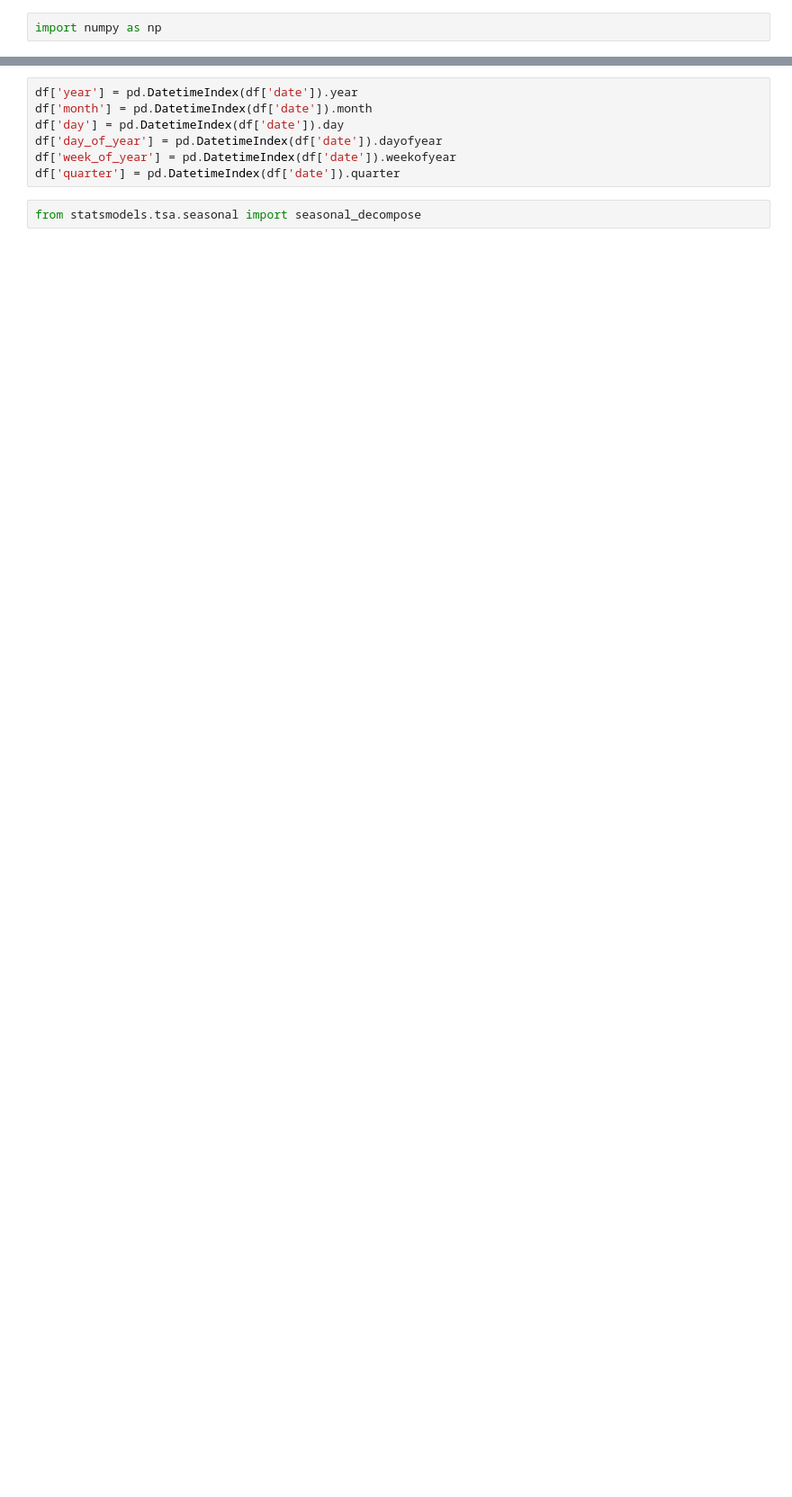
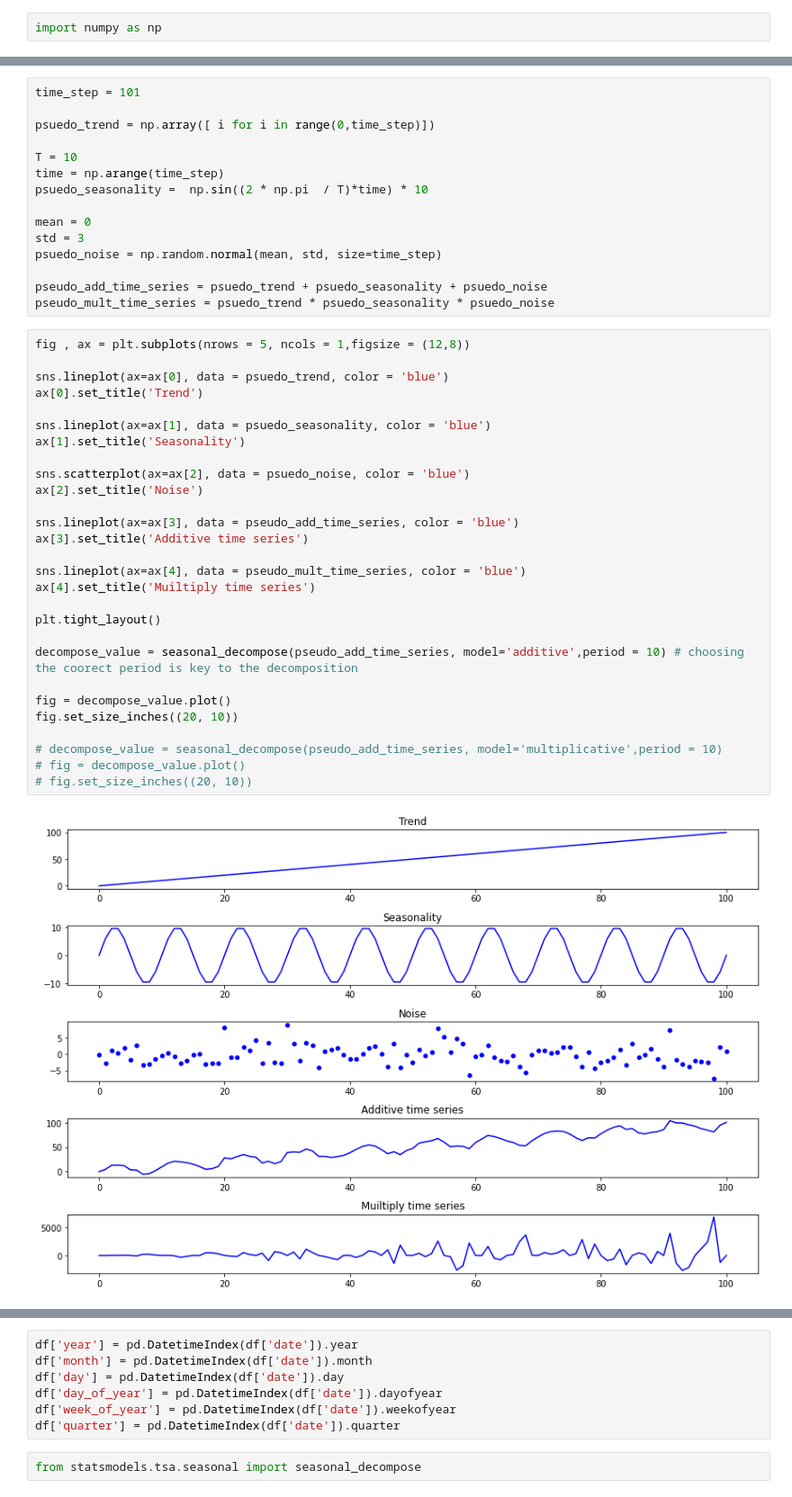
Before and after one commit to chris199713/time_series_analysis, a Jupyter notebook: time_series_analysis.ipynb, the cells around one changed output, grey strips where cells are left out. Shown at 90% size. Cells and saved outputs as stored; diff of their text form; blank space fills up the shorter version.

Commit message:
time series decomposition

```diff
--- a/time_series_analysis.ipynb
+++ b/time_series_analysis.ipynb
@@ -140,0 +152,45 @@ Two common compositions are
+# %%
+time_step = 101
+
+psuedo_trend = np.array([ i for i in range(0,time_step)])
+
+T = 10
+time = np.arange(time_step)
+psuedo_seasonality =  np.sin((2 * np.pi  / T)*time) * 10
+
+mean = 0
+std = 3
+psuedo_noise = np.random.normal(mean, std, size=time_step)
+
+pseudo_add_time_series = psuedo_trend + psuedo_seasonality + psuedo_noise
+pseudo_mult_time_series = psuedo_trend * psuedo_seasonality * psuedo_noise
+# %%
+fig , ax = plt.subplots(nrows = 5, ncols = 1,figsize = (12,8))
+
+sns.lineplot(ax=ax[0], data = psuedo_trend, color = 'blue')
+ax[0].set_title('Trend')
+
+sns.lineplot(ax=ax[1], data = psuedo_seasonality, color = 'blue')
+ax[1].set_title('Seasonality')
+
+sns.scatterplot(ax=ax[2], data = psuedo_noise, color = 'blue')
+ax[2].set_title('Noise')
+
+sns.lineplot(ax=ax[3], data = pseudo_add_time_series, color = 'blue')
+ax[3].set_title('Additive time series')
+
+sns.lineplot(ax=ax[4], data = pseudo_mult_time_series, color = 'blue')
+ax[4].set_title('Muiltiply time series')
+
+plt.tight_layout()
+
+decompose_value = seasonal_decompose(pseudo_add_time_series, model='additive',period = 10) # choosing the coorect period is key to the decomposition
+
+fig = decompose_value.plot()
+fig.set_size_inches((20, 10))
+
+# decompose_value = seasonal_decompose(pseudo_add_time_series, model='multiplicative',period = 10)
+# fig = decompose_value.plot()
+# fig.set_size_inches((20, 10))
+# %% [output]
+[figure, added]
```
Also changed, not shown: parts of 12 cells of this notebook.
